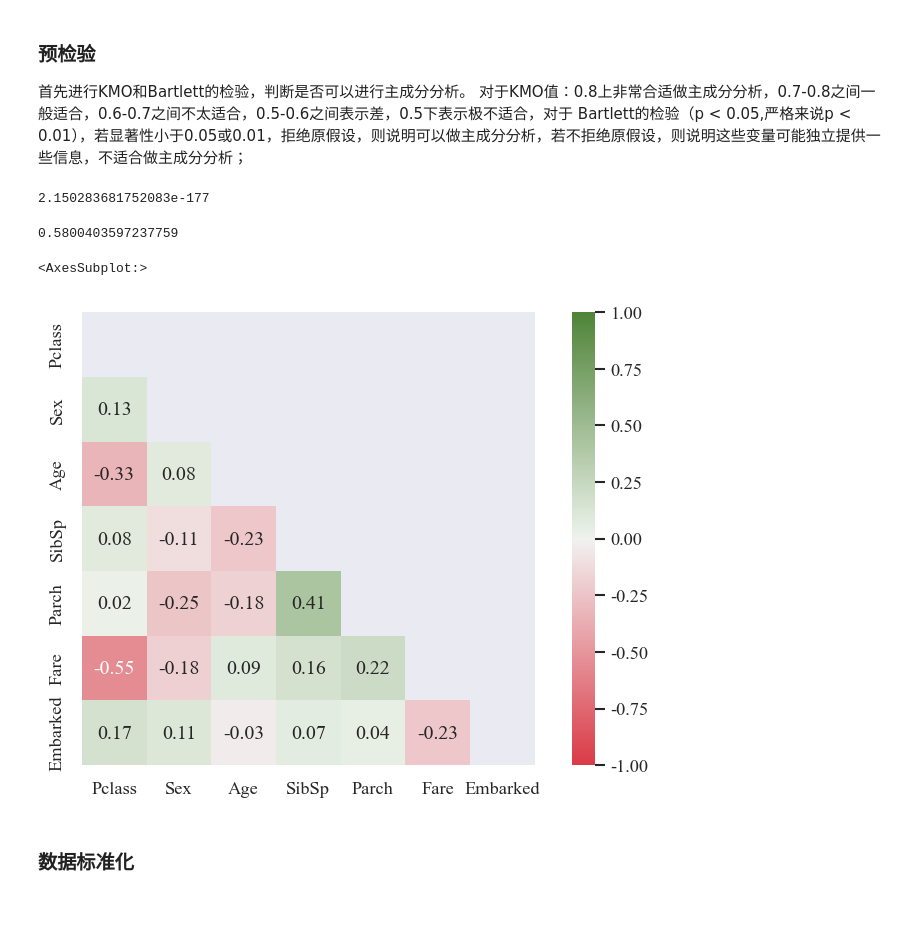
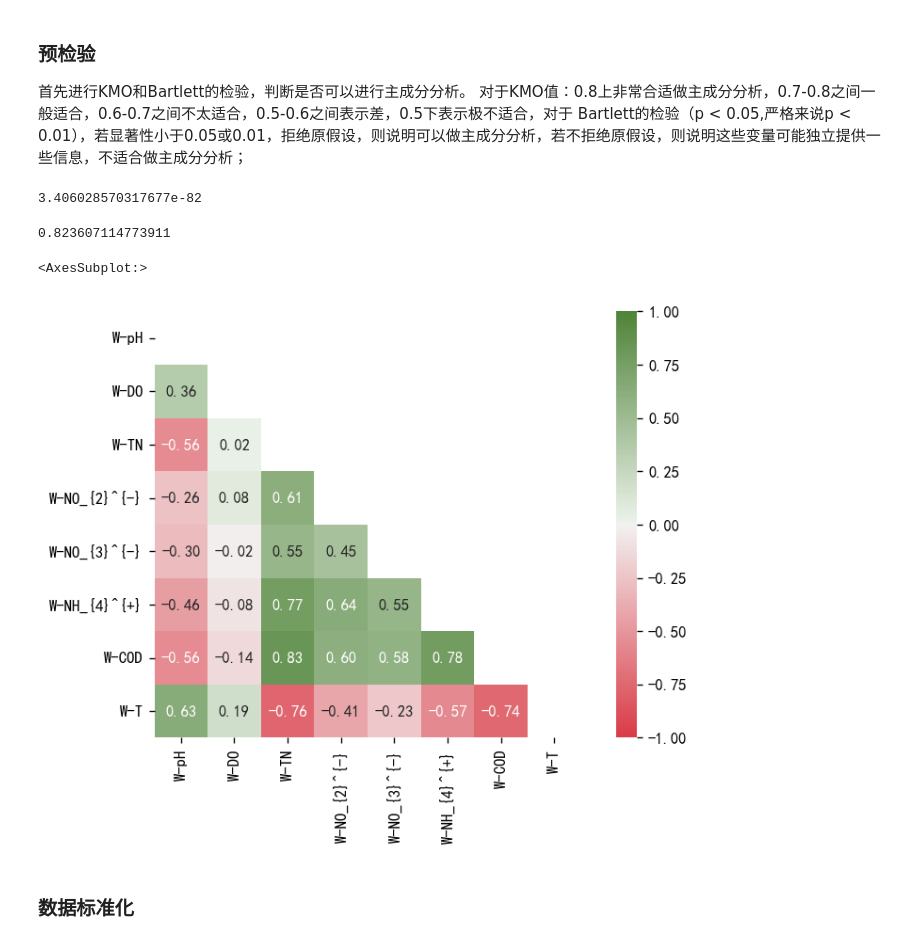
Before and after one commit to Man-Yacan/Thesis-For-Master, a Jupyter notebook: 主成分分析.ipynb, the cells around one changed output. Cells and saved outputs as stored; diff of their text form; code cells hidden in the pictures; blank space fills up the shorter version.

```diff
--- a/主成分分析.ipynb
+++ b/主成分分析.ipynb
@@ -29,0 +28,11 @@ data = demo_data
+# %%
+_ = all_df[[i for i in all_df.columns if
+            isinstance(i, str) and i.startswith('S')]].replace(0, 0.00001)
+sediment_df = _.drop(['S-Size-d((0.9-0.1)/0.5)', 'S-pH'], axis=1)
+
+water_df = all_df[[i for i in all_df.columns if
+                   isinstance(i, str) and i.startswith('W')]].replace(0, 0.00001)
+water_df = water_df.drop(['W-PO_{4}^{3-}', 'W-TP'], axis=1)
+
+df = water_df
+df
@@ -42,29 +65,29 @@ data = demo_data
 from factor_analyzer.factor_analyzer import calculate_bartlett_sphericity
 
 # 巴特利特P值小于0.01，KMO值大于0.6；说明此数据适合做因子分析。
-chi_square_value, p_value = calculate_bartlett_sphericity(data)  # 计算巴特利特P值
+chi_square_value, p_value = calculate_bartlett_sphericity(df)  # 计算巴特利特P值
 p_value
 # %% [output]
-2.150283681752083e-177
+3.406028570317677e-82
 # %%
 from factor_analyzer.factor_analyzer import calculate_kmo
 
-kmo_all, kmo_model = calculate_kmo(data)
+kmo_all, kmo_model = calculate_kmo(df)
 kmo_model
 # %% [output]
-0.5800403597237759
+0.823607114773911
 # %%
 # 查看数据各列之间的相关性
-matrix = data.corr()  # 获取各列之间的相关性，这个matrix其实就是X的协方差矩阵
+matrix = df.corr()  # 获取各列之间的相关性，这个matrix其实就是X的协方差矩阵
 mask = np.triu(np.ones_like(matrix, dtype=bool))  # mask掉上三角部分
 plt.figure(figsize=(8, 5), dpi=120)
 cmap = sns.diverging_palette(370, 120, n=80, as_cmap=True)
 sns.heatmap(matrix, mask=mask, center=0, cmap=cmap, annot=True,
             square=True, fmt='.2f', vmax=1, vmin=-1)
 # plt.title('泰坦尼克号数据集各列之间的相关性')
 # %% [output]
 <AxesSubplot:>
-[figure, old version]
+[figure, new version]
 # %% [markdown]
 ### 数据标准化
 # %%
```
Also changed, not shown: parts of 12 cells of this notebook, 43 other files.
